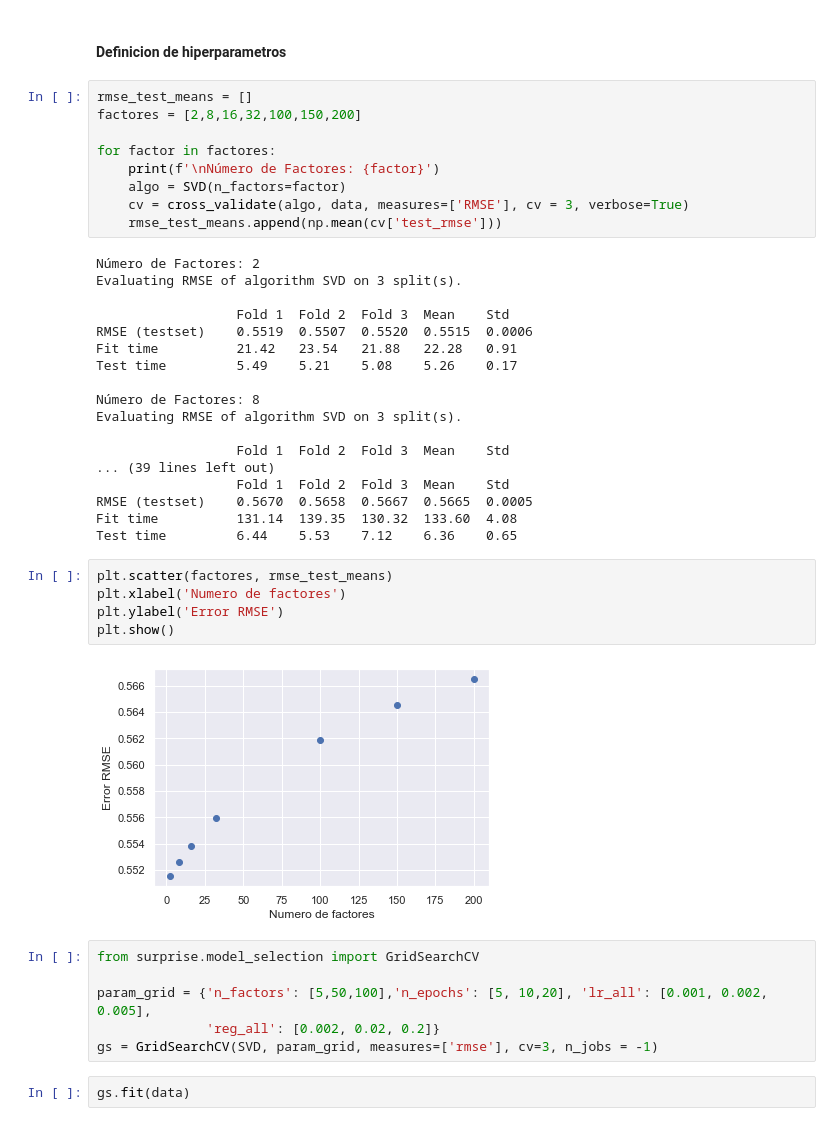
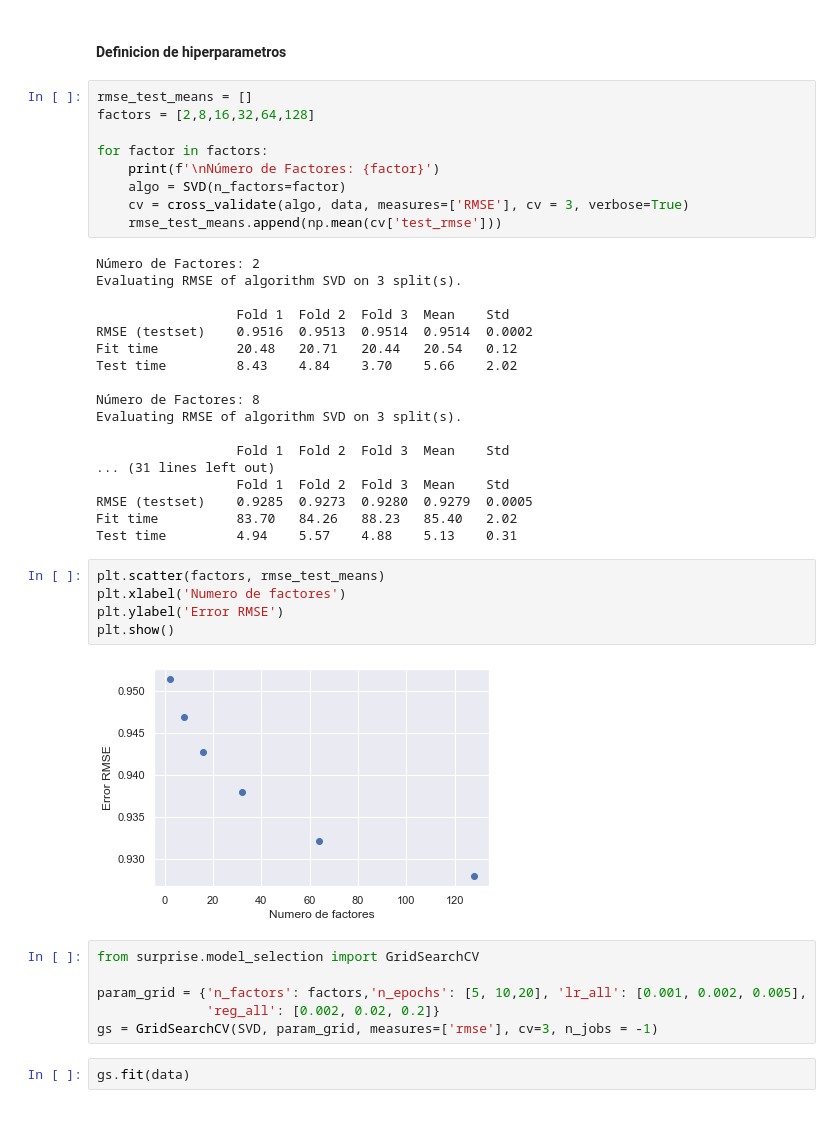
Before and after one commit to franpossetto/acamica-ds-spr3, a Jupyter notebook: Recomendation System.ipynb, the cells around one changed output. Cells and saved outputs as stored; diff of their text form.

```diff
--- a/Recomendation System.ipynb
+++ b/Recomendation System.ipynb
@@ -868,9 +906,9 @@ Dado que el dataset original no contenía valoraciones numericas, se analizo la
 #### Definicion de hiperparametros
 # %%
 rmse_test_means = []
-factores = [2,8,16,32,100,150,200]
+factors = [2,8,16,32,64,128]
 
-for factor in factores:
+for factor in factors:
     print(f'\nNúmero de Factores: {factor}')
     algo = SVD(n_factors=factor)
     cv = cross_validate(algo, data, measures=['RMSE'], cv = 3, verbose=True)
@@ -880,30 +918,30 @@ Número de Factores: 2
 Evaluating RMSE of algorithm SVD on 3 split(s).
 
                   Fold 1  Fold 2  Fold 3  Mean    Std
-RMSE (testset)    0.5519  0.5507  0.5520  0.5515  0.0006
-Fit time          21.42   23.54   21.88   22.28   0.91
-Test time         5.49    5.21    5.08    5.26    0.17
+RMSE (testset)    0.9516  0.9513  0.9514  0.9514  0.0002
+Fit time          20.48   20.71   20.44   20.54   0.12
+Test time         8.43    4.84    3.70    5.66    2.02
 
 Número de Factores: 8
 Evaluating RMSE of algorithm SVD on 3 split(s).
 
                   Fold 1  Fold 2  Fold 3  Mean    Std
-... (39 lines left out)
+... (31 lines left out)
                   Fold 1  Fold 2  Fold 3  Mean    Std
-RMSE (testset)    0.5670  0.5658  0.5667  0.5665  0.0005
-Fit time          131.14  139.35  130.32  133.60  4.08
-Test time         6.44    5.53    7.12    6.36    0.65
+RMSE (testset)    0.9285  0.9273  0.9280  0.9279  0.0005
+Fit time          83.70   84.26   88.23   85.40   2.02
+Test time         4.94    5.57    4.88    5.13    0.31
 # %%
-plt.scatter(factores, rmse_test_means)
+plt.scatter(factors, rmse_test_means)
 plt.xlabel('Numero de factores')
 plt.ylabel('Error RMSE')
 plt.show()
 # %% [output]
-[figure, old version]
+[figure, new version]
 # %%
 from surprise.model_selection import GridSearchCV
 
-param_grid = {'n_factors': [5,50,100],'n_epochs': [5, 10,20], 'lr_all': [0.001, 0.002, 0.005],
+param_grid = {'n_factors': factors,'n_epochs': [5, 10,20], 'lr_all': [0.001, 0.002, 0.005],
               'reg_all': [0.002, 0.02, 0.2]}
 gs = GridSearchCV(SVD, param_grid, measures=['rmse'], cv=3, n_jobs = -1)
 # %%
```
Also changed, not shown: parts of 40 cells of this notebook.
